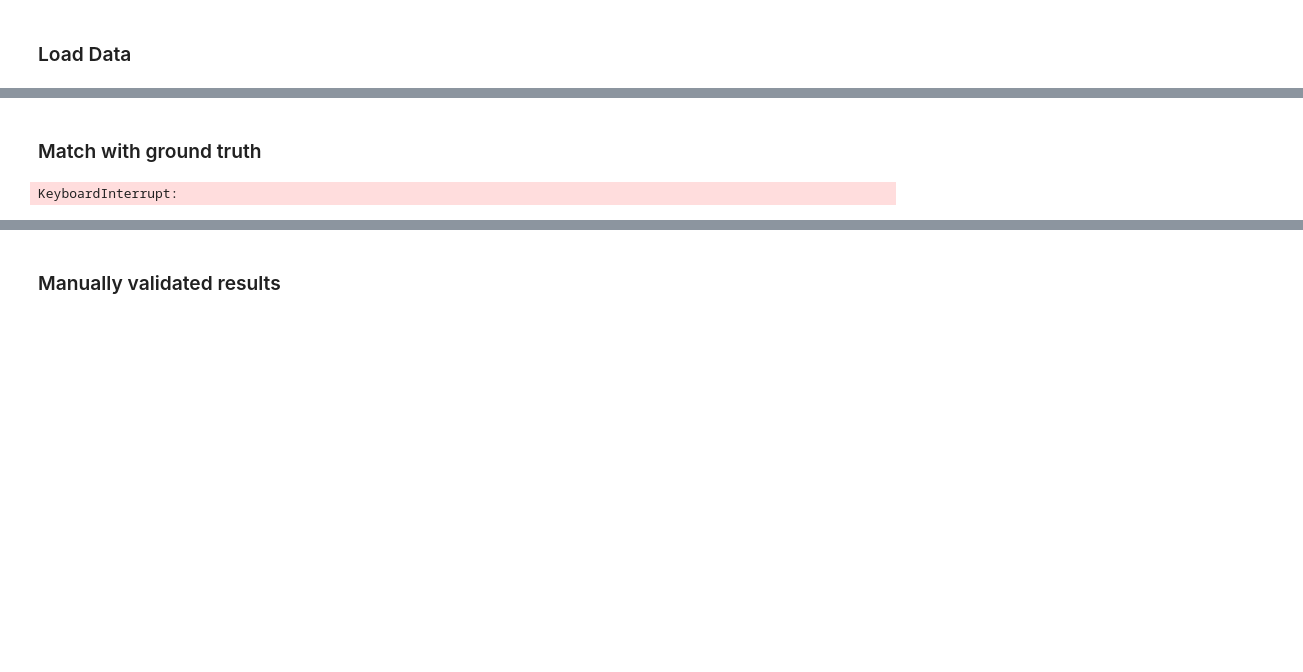
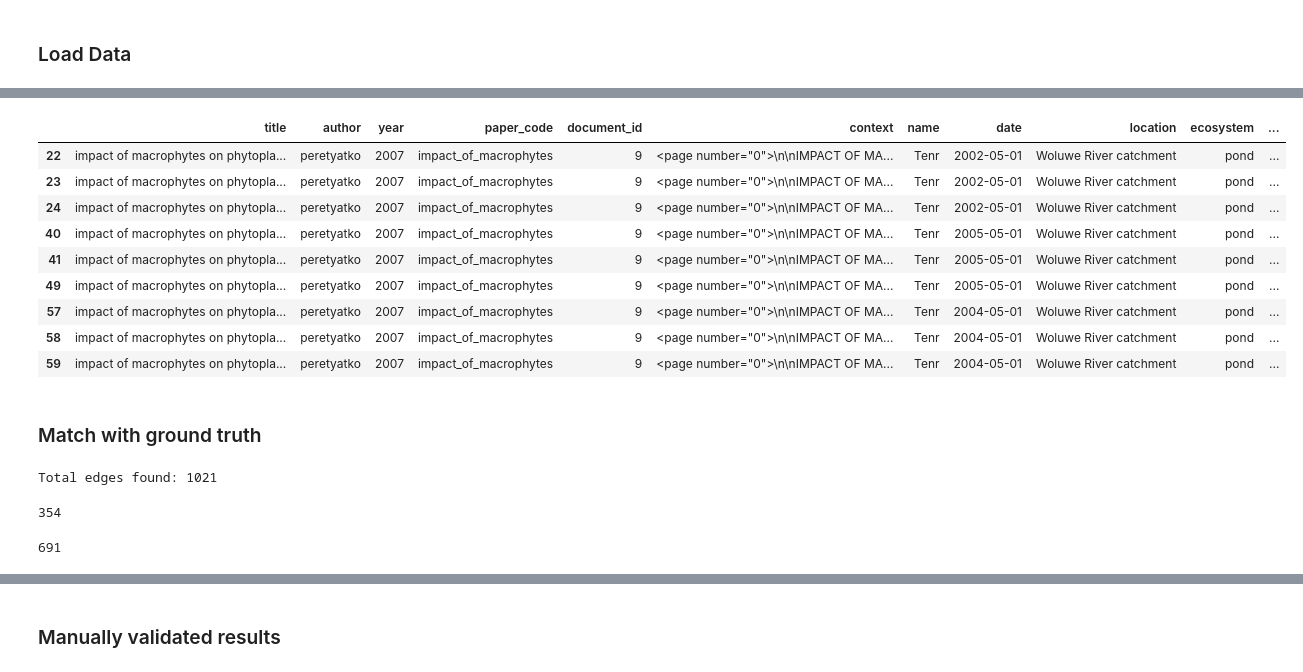
Before and after one commit to kevinqnb/scholarlm, a Jupyter notebook: examples/pond_lake_extraction.ipynb, the cells around one changed output, grey strips where cells are left out. Drawn from its saved outputs; the diff is of its cells as text; code cells hidden in the pictures; blank space fills up the shorter version.

```diff
--- a/examples/pond_lake_extraction.ipynb
+++ b/examples/pond_lake_extraction.ipynb
@@ -21,9 +22,7 @@ True
 ### Load Data
 # %%
 main_directory = os.getenv("POND_PATH")
-main_directory = "/projectnb/mcnet/kevin/pond-papers/"
 data_directory = os.getenv("POND_DATA_PATH")
-data_directory = "/projectnb/mcnet/kevin/pond-data/"
 pdf_directory = os.getenv("POND_PDF_PATH")
 text_directory = os.getenv("POND_TEXT_PATH")
 image_directory = os.getenv("POND_IMAGE_PATH")
@@ -46,7 +45,7 @@ paper_subset = [
     'impact_of_macrophytes'
 ]
 
-#paper_info = {k:v for k,v in paper_info.items() if k in paper_subset}
+paper_info = {k:v for k,v in paper_info.items() if k in paper_subset}
 
 
 registered_titles = [entry['title'] for entry in paper_info.values()]
@@ -119,10 +118,10 @@ conversion_table = {
     'longitude': {}
 }
 # %%
-with open("../data/12_11_25/pond_judged.json", "r") as f:
+with open("../data/12_17_25/ten_judged.json", "r") as f:
     result_dict = json.load(f)
 
-scores = ['context_scores', 'parametric_scores', 'copying_scores', 'linear_probes']
+scores = ['context_scores', 'parametric_scores', 'copying_scores', 'linear_probes', 'measurement_names', 'entity_names', 'row_index', 'column_index']
 result_dict = [{k:v for k,v in entry.items() if k not in scores} for entry in result_dict]
 result_df = pd.DataFrame(result_dict)
 # %%
@@ -131,7 +130,7 @@ result_df = result_df.reset_index(drop=True)
 
 ignore_measurements = ['latitude', 'longitude'] # Ignoring these for now because they are not in the original dataset
 
-#result_df = result_df.loc[~result_df.measurement.isin(ignore_measurements)]
+result_df = result_df.loc[~result_df.measurement.isin(ignore_measurements)]
 result_df['value'] = result_df['value'].str.replace(',', '')  # Remove commas from numbers
 result_df['value'] = pd.to_numeric(result_df['value'], errors='coerce')
 result_df = process(result_df, conversion_table)
@@ -156,3 +155,16 @@ result_df
+# %%
+result_df.loc[result_df.name=='Tenr']
+# %% [output]
+|  | title | author | year | paper_code | document_id | context | name | date | location | ecosystem | ... |
+| 22 | impact of macrophytes on phytopla... | peretyatko | 2007 | impact_of_macrophytes | 9 | <page number="0">\n\nIMPACT OF MA... | Tenr | 2002-05-01 | Woluwe River catchment | pond | ... |
+| 23 | impact of macrophytes on phytopla... | peretyatko | 2007 | impact_of_macrophytes | 9 | <page number="0">\n\nIMPACT OF MA... | Tenr | 2002-05-01 | Woluwe River catchment | pond | ... |
+| 24 | impact of macrophytes on phytopla... | peretyatko | 2007 | impact_of_macrophytes | 9 | <page number="0">\n\nIMPACT OF MA... | Tenr | 2002-05-01 | Woluwe River catchment | pond | ... |
+| 40 | impact of macrophytes on phytopla... | peretyatko | 2007 | impact_of_macrophytes | 9 | <page number="0">\n\nIMPACT OF MA... | Tenr | 2005-05-01 | Woluwe River catchment | pond | ... |
+| 41 | impact of macrophytes on phytopla... | peretyatko | 2007 | impact_of_macrophytes | 9 | <page number="0">\n\nIMPACT OF MA... | Tenr | 2005-05-01 | Woluwe River catchment | pond | ... |
+| 49 | impact of macrophytes on phytopla... | peretyatko | 2007 | impact_of_macrophytes | 9 | <page number="0">\n\nIMPACT OF MA... | Tenr | 2005-05-01 | Woluwe River catchment | pond | ... |
+| 57 | impact of macrophytes on phytopla... | peretyatko | 2007 | impact_of_macrophytes | 9 | <page number="0">\n\nIMPACT OF MA... | Tenr | 2004-05-01 | Woluwe River catchment | pond | ... |
+| 58 | impact of macrophytes on phytopla... | peretyatko | 2007 | impact_of_macrophytes | 9 | <page number="0">\n\nIMPACT OF MA... | Tenr | 2004-05-01 | Woluwe River catchment | pond | ... |
+| 59 | impact of macrophytes on phytopla... | peretyatko | 2007 | impact_of_macrophytes | 9 | <page number="0">\n\nIMPACT OF MA... | Tenr | 2004-05-01 | Woluwe River catchment | pond | ... |
 # %% [markdown]
 ### Match with ground truth
 # %%
@@ -202,9 +214,15 @@ def estimate_precision_recall(ground_truth, extracted):
 # %%
 matching = match_datapoints(pond_df, result_df)
 # %% [output]
-KeyboardInterrupt:
+Total edges found: 1021
 # %%
 len(matching)
+# %% [output]
+354
+# %%
+1045 - 354
+# %% [output]
+691
 # %%
 gt_matched = np.array([False] * pond_df.shape[0])
 ex_matched = np.array([False] * result_df.shape[0])
```
Also changed, not shown: parts of 12 cells of this notebook, 15 other files.
